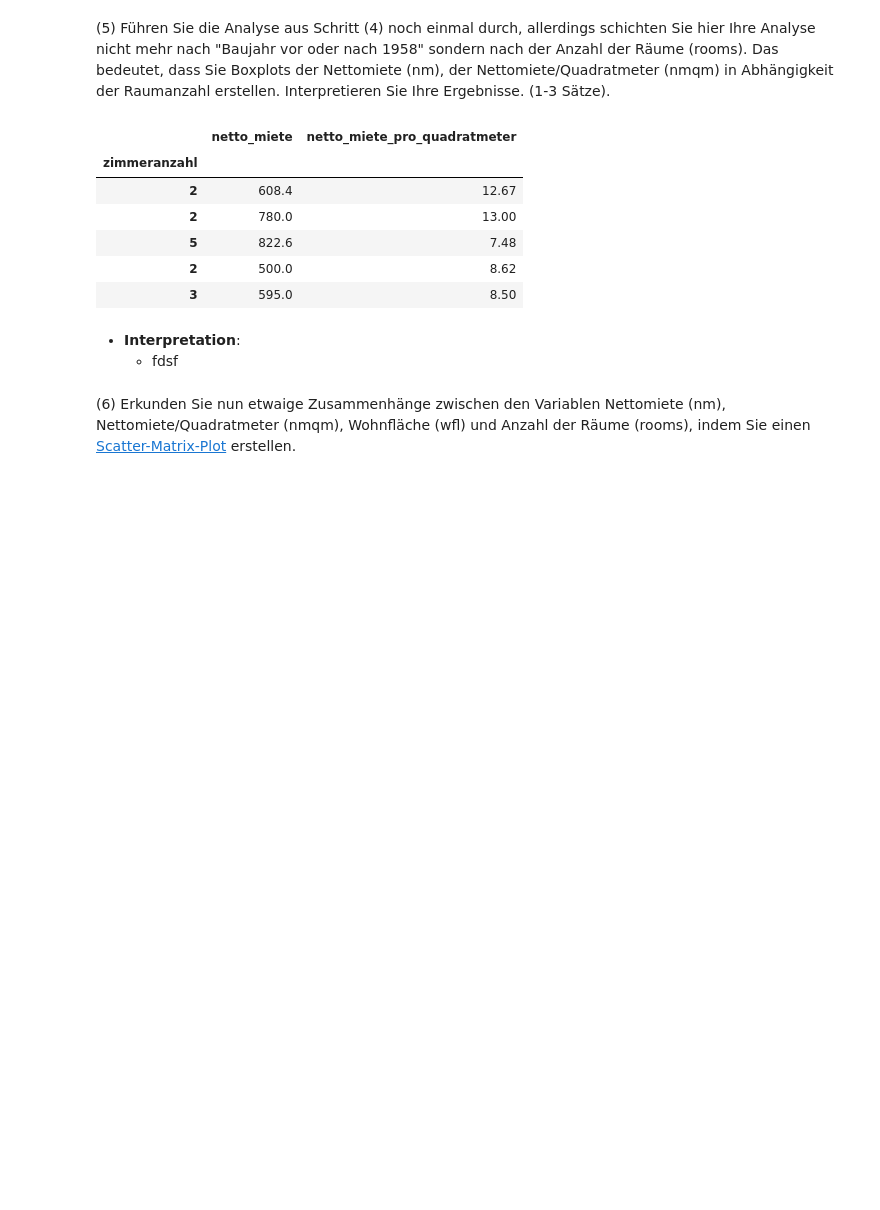
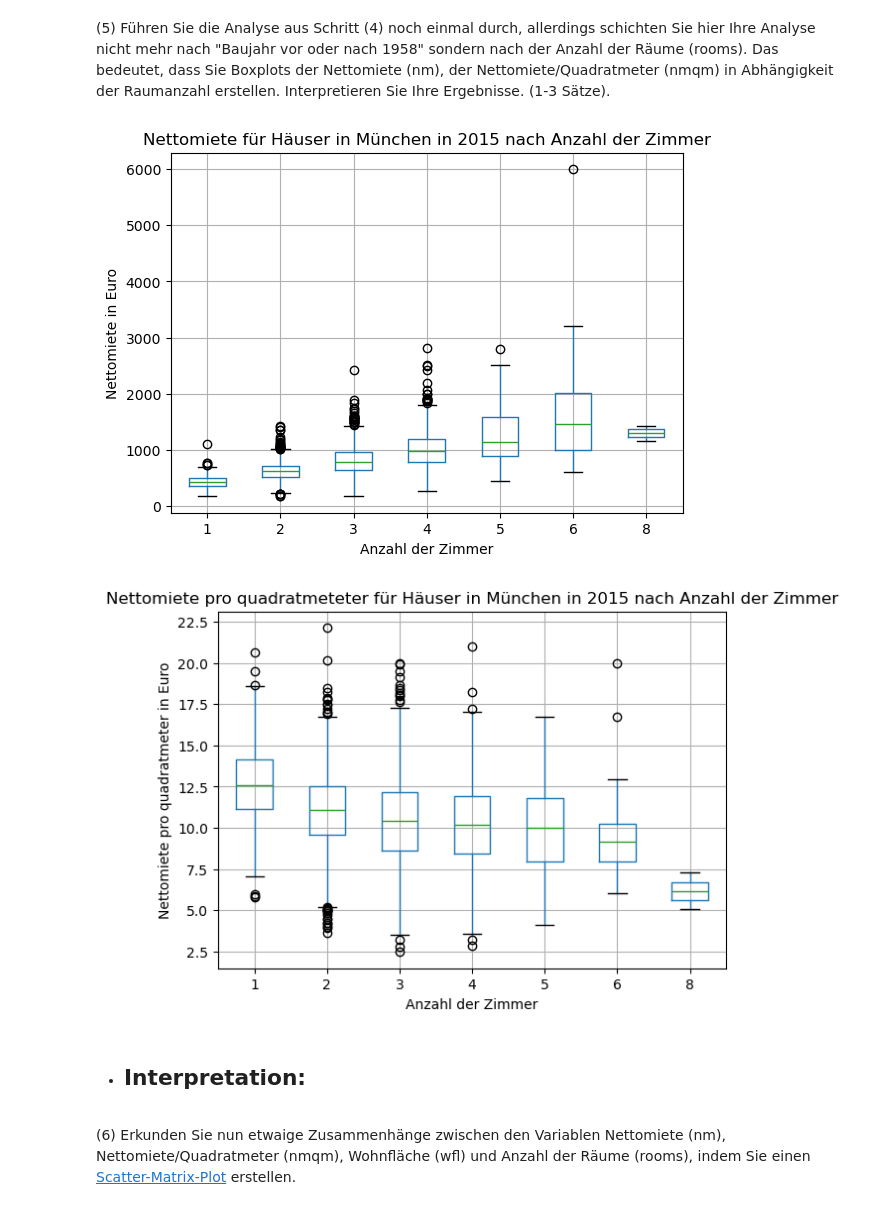
Before and after one commit to cortex359/ds.ss24, a Jupyter notebook: marine_u04/TSRI-4.ipynb, the cells around one changed output. Saved outputs shown, nothing was run; the diff lists cells and outputs as text; code cells hidden in the pictures; blank space fills up the shorter version.

```diff
--- a/marine_u04/TSRI-4.ipynb
+++ b/marine_u04/TSRI-4.ipynb
@@ -328,24 +323,35 @@ plt.show()
     -  Man sieht, dass sich die absolute Nettomiete von Häusern in München je nach Baujahr vor und nach 1958 wenig unterscheidet: die 5-Number-Summary sind nahezu gleich. Jedoch bemerkt man einen signifikanten Unterschied, wenn man die Nettomiete pro Quadratmeter betrachtet: Für Häuser, die nach 1958 gebaut wurden, zählt man pro Quadratmeter deutlich mehr als für Häuser, die vor 1958 gebaut wurden (ein Median von 11 Euro pro Quadratmeter gegenüber 10 Euro pro Quadratmeter). Dies bedeutet, dass Leute für dieselbe Miete weniger Platz haben, wenn sie in Häusern/Wohnungen wohnen, die nach 1958 gebaut wurden, im Vergleich zu denen, die in Häusern/Wohnungen vor 1958 wohnen.
 # %% [markdown]
 (5) Führen Sie die Analyse aus Schritt (4) noch einmal durch, allerdings schichten Sie hier Ihre Analyse nicht mehr nach "Baujahr vor oder nach 1958" sondern nach der Anzahl der Räume (rooms). Das bedeutet, dass Sie Boxplots der Nettomiete (nm), der Nettomiete/Quadratmeter (nmqm) in Abhängigkeit der Raumanzahl erstellen. Interpretieren Sie Ihre Ergebnisse. (1-3 Sätze).
-# %%
-# Subsetting
-miete_rooms = miete.set_index('zimmeranzahl')[['netto_miete', 'netto_miete_pro_quadratmeter']]
-[['netto_miete', 'netto_miete_pro_quadratmeter']]
-miete_rooms.head()
-
-# Plotting
-# %% [output]
-|  | netto_miete | netto_miete_pro_quadratmeter |
-| zimmeranzahl |  |  |
-| 2 | 608.4 | 12.67 |
-| 2 | 780.0 | 13.00 |
-| 5 | 822.6 | 7.48 |
-| 2 | 500.0 | 8.62 |
-| 3 | 595.0 | 8.50 |
+# %%
+# Subsetting
+miete_rooms_netto_miete = miete.set_index('zimmeranzahl')[['netto_miete']]
+miete_rooms_netto_miete_pro_quadratmeter = miete.set_index('zimmeranzahl')[['netto_miete_pro_quadratmeter']]
+
+
+# Plotting netto_miete
+miete_rooms_netto_miete.boxplot(by='zimmeranzahl')
+plt.suptitle('') # remove the automatic title
+plt.title('Nettomiete für Häuser in München in 2015 nach Anzahl der Zimmer')
+plt.ylabel('Nettomiete in Euro')
+plt.xlabel('Anzahl der Zimmer')
+plt.grid(True)
+plt.show()
+
+# Plotting netto_miete_pro_quadratmeter
+miete_rooms_netto_miete_pro_quadratmeter.boxplot(by='zimmeranzahl')
+plt.suptitle('') # remove the automatic title
+plt.title('Nettomiete pro quadratmeteter für Häuser in München in 2015 nach Anzahl der Zimmer')
+plt.ylabel('Nettomiete pro quadratmeter in Euro')
+plt.xlabel('Anzahl der Zimmer')
+plt.grid(True)
+plt.show()
+# %% [output]
+[figure, added]
+[figure, added]
 # %% [markdown]
 - **Interpretation**:
-    -  fdsf
+    -
 # %% [markdown]
 (6) Erkunden Sie nun etwaige Zusammenhänge zwischen den Variablen Nettomiete (nm), Nettomiete/Quadratmeter (nmqm), Wohnfläche (wfl) und Anzahl der Räume (rooms), indem Sie einen [Scatter-Matrix-Plot](https://pandas.pydata.org/pandas-docs/stable/reference/api/pandas.plotting.scatter_matrix.html) erstellen.
 # %% [markdown]
```
Also changed, not shown: parts of 1 cell of this notebook.
